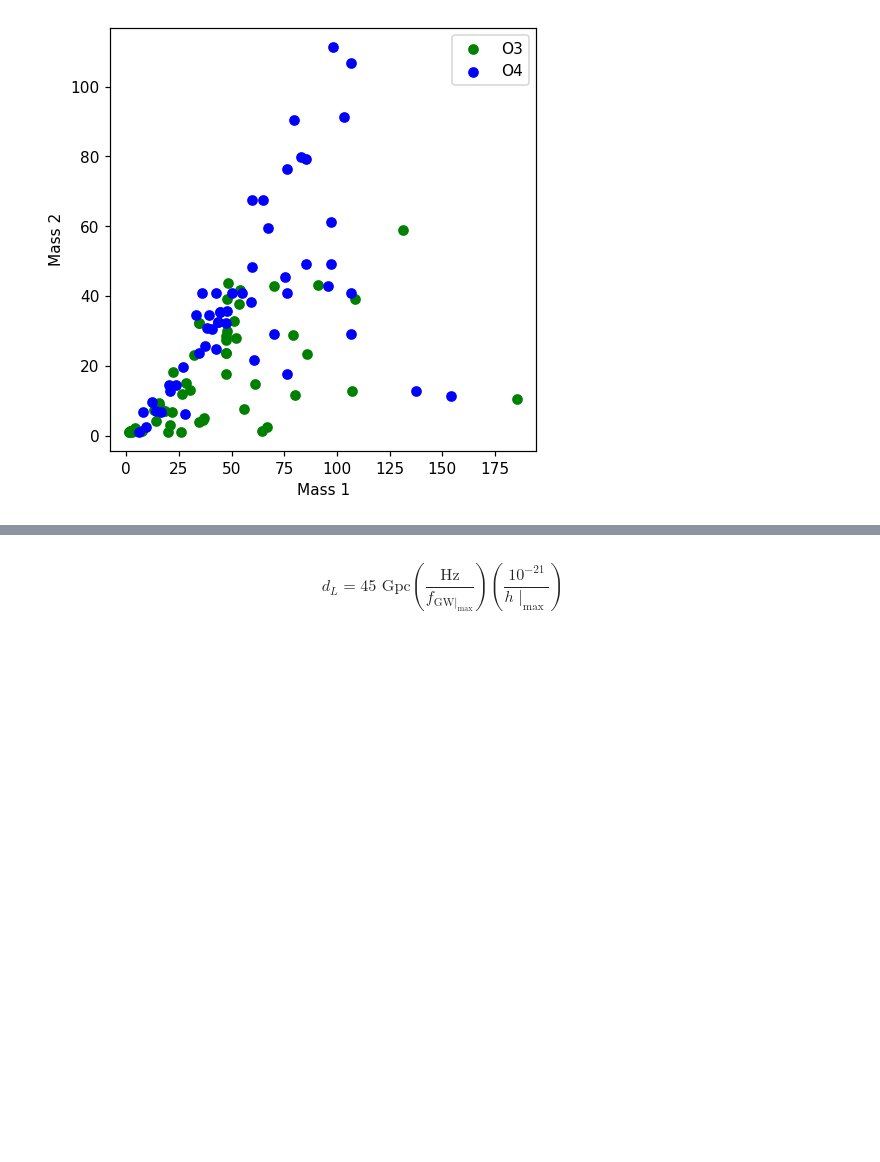
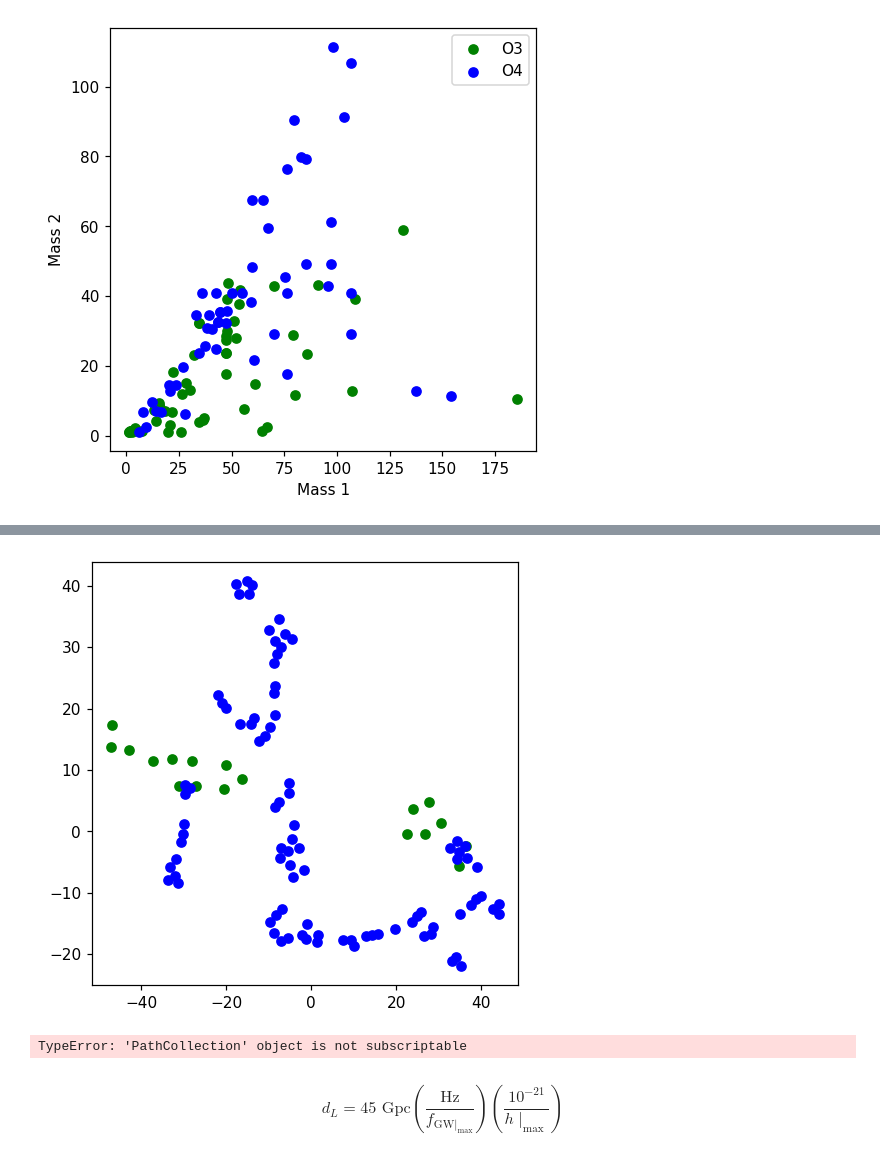
Before and after one commit to AndrewValentini/Gravitational-Waves-Research-23-24, a Jupyter notebook: Data Analysis/t-SNE.ipynb, the cells around one changed output, grey strips where cells are left out. Cells and saved outputs as stored; diff of their text form; code cells hidden in the pictures; blank space fills up the shorter version.

```diff
--- a/Data Analysis/t-SNE.ipynb
+++ b/Data Analysis/t-SNE.ipynb
@@ -125,3 +109,24 @@ Reshape your data either using array.reshape(-1, 1) if your data has a single fe
+# %%
+NeutronStar = pd.concat([o3_NeutronStar , o4_NeutronStar])
+BlackHole = pd.concat([o3_BlackHole , o4_BlackHole])
+NeutronStar_TSNE = (TSNE(perplexity = 5,n_components=2, random_state=42)).fit_transform(NeutronStar)
+BlackHole_TSNE = (TSNE(perplexity = 5,n_components=2, random_state=42)).fit_transform(BlackHole)
+
+fig, ax = plt.subplots(1, 1, figsize=(5, 5), dpi = 110)
+
+scatter_Neutron = ax.scatter(NeutronStar_TSNE[:, 0], NeutronStar_TSNE[:, 1],color = "green", label="Neutron Star")
+scatter_BlackHole = ax.scatter(BlackHole_TSNE[:, 0], BlackHole_TSNE[:, 1],color = "Blue", label="Black Hole")
+# %% [output]
+[figure, added]
+# %%
+ax.scatter(scatter_BlackHole[x_val], scatter_BlackHole[y_val], color = "green", label = "Black Hole")
+ax.scatter(scatter_Neutron[x_val], scatter_Neutron[y_val], color = "blue", label = "Neutron Star")
+
+ax.set_xlabel("Chirp Mass")
+ax.set_ylabel("SNR")
+ax.legend()
+# %% [output]
+TypeError: 'PathCollection' object is not subscriptable
 # %% [markdown]
 $$d_L = 45 \text{ Gpc} \left( \frac{\text{Hz}}{f_{\text{GW}\mid_{\text{max}}}}\right)\left( \frac{10^{-21}}{h\mid_{\text{max}}}\right)$$
 # %% [markdown]
```
Also changed, not shown: parts of 2 cells of this notebook.
